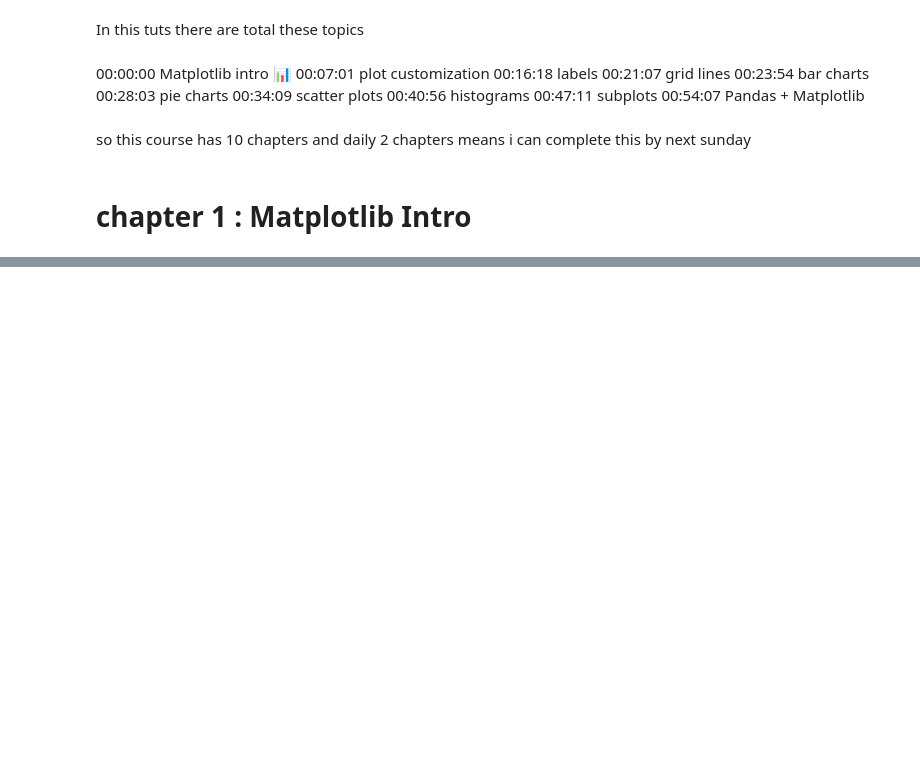
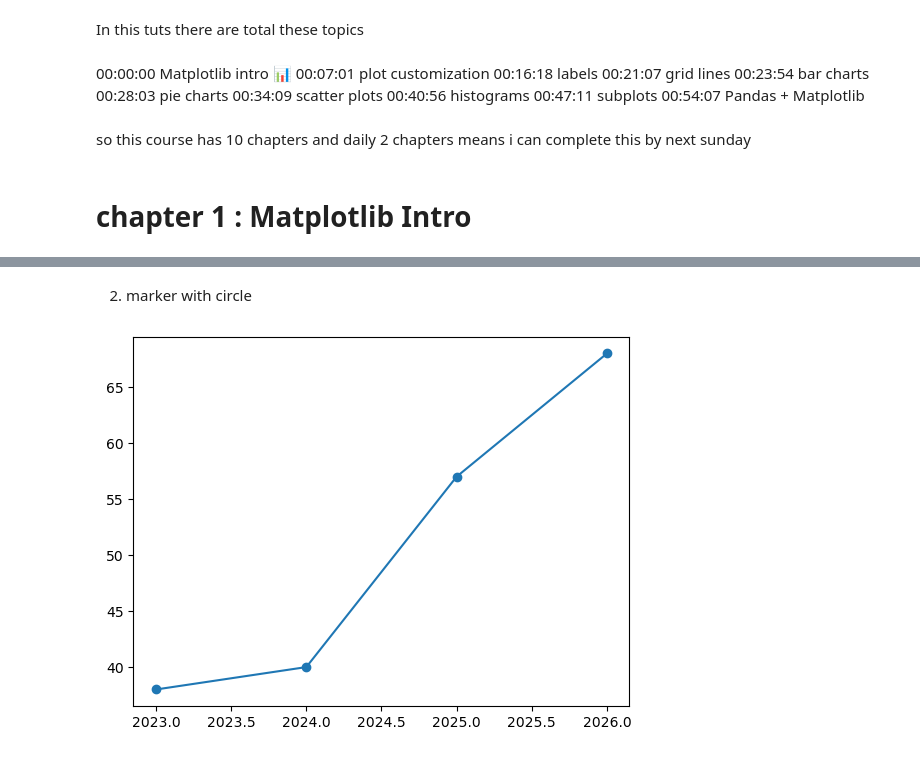
Before and after one commit to Himeshkar11/MATPLOTLIB, a Jupyter notebook: matplotlib.ipynb, the cells around one changed output, grey strips where cells are left out. Cells and saved outputs as stored; diff of their text form; code cells hidden in the pictures; blank space fills up the shorter version.

```diff
--- a/matplotlib.ipynb
+++ b/matplotlib.ipynb
@@ -25,0 +59,9 @@ print(matplotlib.__version__)
+# %% [markdown]
+2. marker with circle
+# %%
+x = [2023,2024,2025,2026]
+y = [38,40,57,68]
+plt.plot(x,y,marker="o" )
+plt.show()
+# %% [output]
+[figure, added]
```
Also changed, not shown: parts of 37 cells of this notebook, 1 other file.
